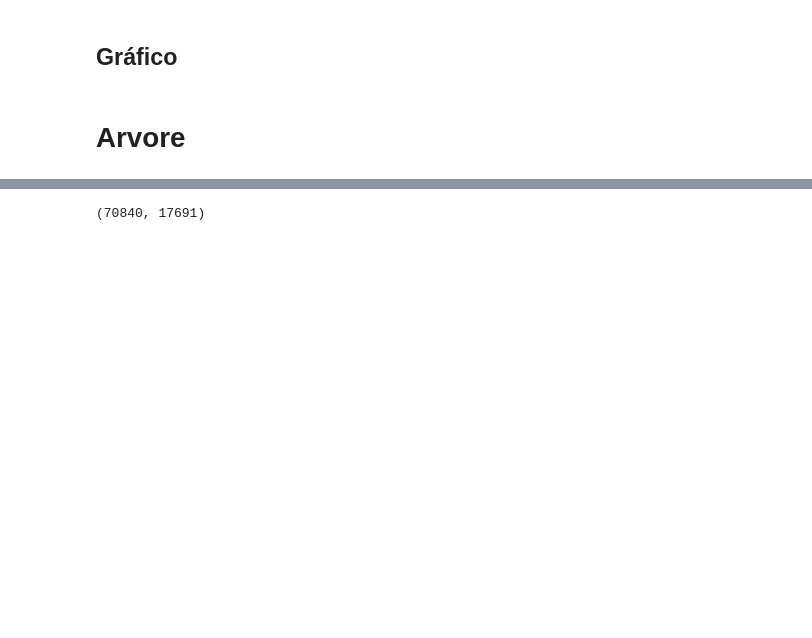
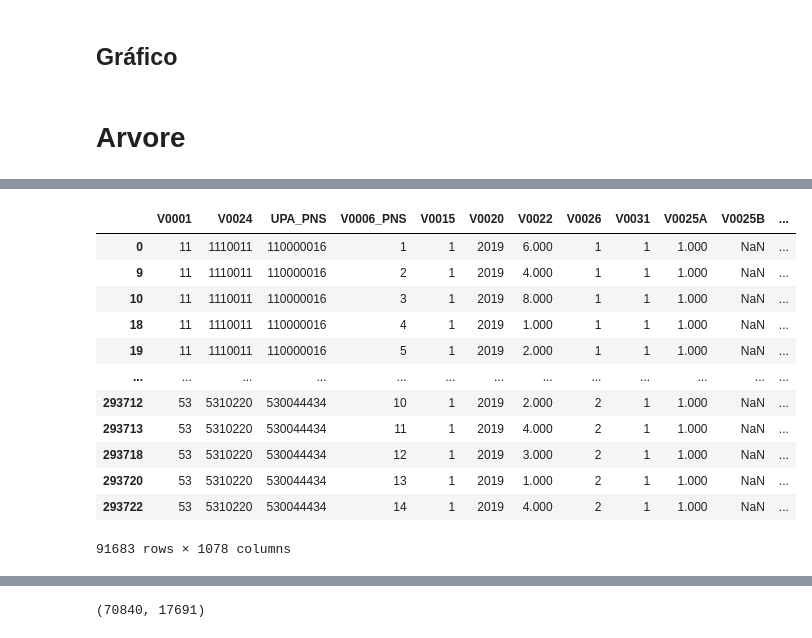
Before and after one commit to toni-cav/Analise_SIICUSP, a Jupyter notebook: exploratorio_depressao_e_sem_depressao.ipynb, the cells around one changed output, grey strips where cells are left out. Cells and saved outputs as stored; diff of their text form; code cells hidden in the pictures; blank space fills up the shorter version.

```diff
--- a/exploratorio_depressao_e_sem_depressao.ipynb
+++ b/exploratorio_depressao_e_sem_depressao.ipynb
@@ -85,6 +85,11 @@ grupos_originais = {
         "N001", "Q00201", "Q03001", "Q060", "Q06306",
         "Q068", "Q074", "Q079", "Q084", "Q088", "Q11006",
     ],
+    "itens_phq9": [
+        "N010", "N011", "N012",
+        "N013", "N014", "N015",
+        "N016", "N017", "N018",
+    ]
 }
 
 variaveis = []
@@ -800,5 +636,36 @@ display(dados)
+# %%
+for coluna in grupos_originais["itens_phq9"]:
+    respostas_phq9[coluna] = respostas_phq9[coluna].where(
+        respostas_phq9[coluna].between(1, 4)
+    )
+
+base_adultos["PHQ-9"] = (respostas_phq9 - 1).sum(axis=1)
+
+dados.loc[respostas_phq9.isna().any(axis=1),"PHQ-9"] = np.nan
+
+dados["PHQ-9"] = pd.cut(
+    dados["PHQ-9"],
+    bins=[-0.1, 4, 9, 14, 19, 27],
+    labels=[0, 1, 2, 3, 4]
+)
 # %%
 ##Modelagem dos dados
 
-X = dados.drop("Q092", axis=1)
-y = dados["Q092"].replace({2: 0})
+X = base_adultos.drop(["Q092"] + grupos_originais["itens_phq9"], axis=1)
+y = base_adultos["Q092"].replace({2: 0})
+
+display(X)
+# %% [output]
+|  | V0001 | V0024 | UPA_PNS | V0006_PNS | V0015 | V0020 | V0022 | V0026 | V0031 | V0025A | V0025B | ... |
+| 0 | 11 | 1110011 | 110000016 | 1 | 1 | 2019 | 6.000 | 1 | 1 | 1.000 | NaN | ... |
+| 9 | 11 | 1110011 | 110000016 | 2 | 1 | 2019 | 4.000 | 1 | 1 | 1.000 | NaN | ... |
+| 10 | 11 | 1110011 | 110000016 | 3 | 1 | 2019 | 8.000 | 1 | 1 | 1.000 | NaN | ... |
+| 18 | 11 | 1110011 | 110000016 | 4 | 1 | 2019 | 1.000 | 1 | 1 | 1.000 | NaN | ... |
+| 19 | 11 | 1110011 | 110000016 | 5 | 1 | 2019 | 2.000 | 1 | 1 | 1.000 | NaN | ... |
+| ... | ... | ... | ... | ... | ... | ... | ... | ... | ... | ... | ... | ... |
+| 293712 | 53 | 5310220 | 530044434 | 10 | 1 | 2019 | 2.000 | 2 | 1 | 1.000 | NaN | ... |
+| 293713 | 53 | 5310220 | 530044434 | 11 | 1 | 2019 | 4.000 | 2 | 1 | 1.000 | NaN | ... |
+| 293718 | 53 | 5310220 | 530044434 | 12 | 1 | 2019 | 3.000 | 2 | 1 | 1.000 | NaN | ... |
+| 293720 | 53 | 5310220 | 530044434 | 13 | 1 | 2019 | 1.000 | 2 | 1 | 1.000 | NaN | ... |
+| 293722 | 53 | 5310220 | 530044434 | 14 | 1 | 2019 | 4.000 | 2 | 1 | 1.000 | NaN | ... |
+91683 rows × 1078 columns
```
Also changed, not shown: parts of 34 cells of this notebook.
